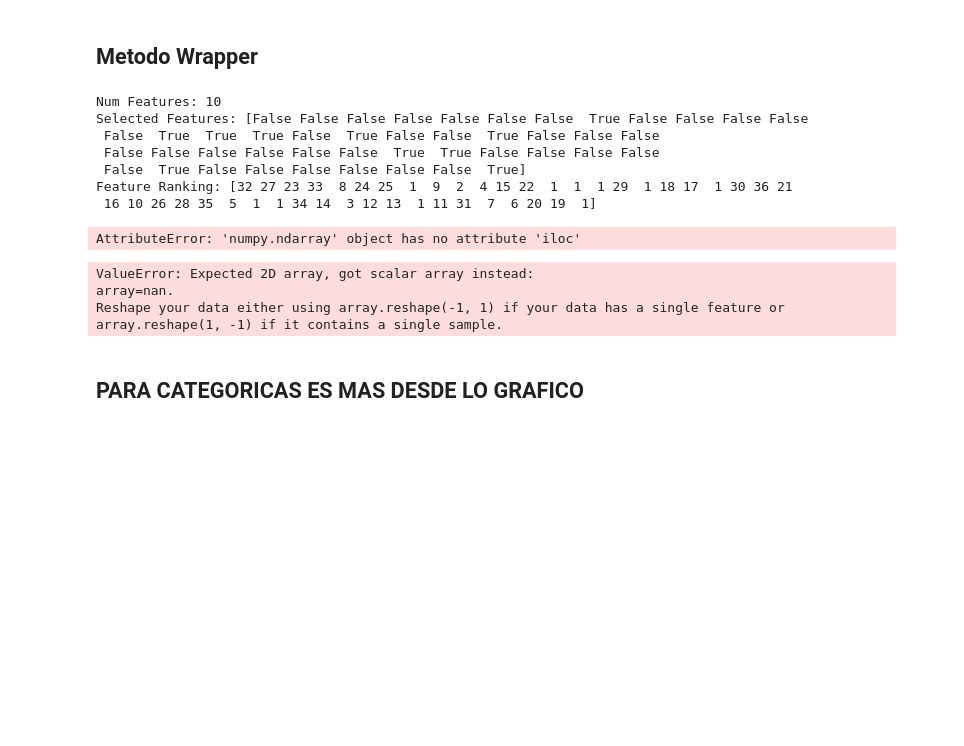
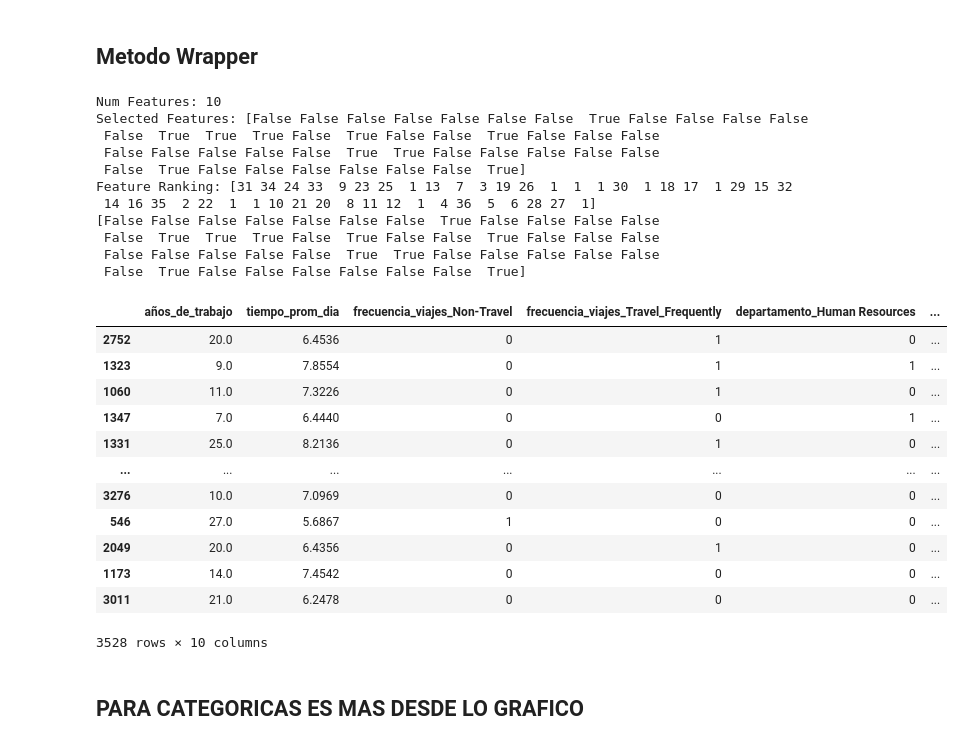
Before and after one commit to CamiloLoaiza12/Analitica2_trabajo1, a Jupyter notebook: Selección_de_variables_y_regularización.ipynb, the cells around one changed output. Drawn from its saved outputs; the diff is of its cells as text; code cells hidden in the pictures; blank space fills up the shorter version.

Commit message:
regresion logistica

```diff
--- a/Selección_de_variables_y_regularización.ipynb
+++ b/Selección_de_variables_y_regularización.ipynb
@@ -507,39 +507,43 @@ def recursive_feature_selection(X,y,model,k):
   return X_new
 # %%
 # Establecer Estimador
-model = LogisticRegression(max_iter=100000)
+model = LogisticRegression(max_iter=100)
 # Obtener columnas seleciconadas - (3 caracteristicas)
 X_new_class = recursive_feature_selection(X_train_std, y_train, model, 10)
 
 # Nuevo conjunto de datos
-df_classification_new = X_train_std.iloc[:,X_new_class]
-df_classification_new.head()
+df_classification_new = X_train_std[:,X_new_class]
+df_classification_new
+#X_train.iloc[:,X_new_class]
+print(X_new_class)
 # %% [output]
 Num Features: 10
 Selected Features: [False False False False False False False  True False False False False
  False  True  True  True False  True False False  True False False False
- False False False False False False  True  True False False False False
+ False False False False False  True  True False False False False False
  False  True False False False False False False  True]
-Feature Ranking: [32 27 23 33  8 24 25  1  9  2  4 15 22  1  1  1 29  1 18 17  1 30 36 21
- 16 10 26 28 35  5  1  1 34 14  3 12 13  1 11 31  7  6 20 19  1]
+Feature Ranking: [31 34 24 33  9 23 25  1 13  7  3 19 26  1  1  1 30  1 18 17  1 29 15 32
+ 14 16 35  2 22  1  1 10 21 20  8 11 12  1  4 36  5  6 28 27  1]
+[False False False False False False False  True False False False False
+ False  True  True  True False  True False False  True False False False
+ False False False False False  True  True False False False False False
+ False  True False False False False False False  True]
-AttributeError: 'numpy.ndarray' object has no attribute 'iloc'
-# %%
-from sklearn.metrics import accuracy_score
-
-# Entrenamiento del modelo
-modelo = LogisticRegression(random_state=142)
-
-# Ajustar el modelo a los datos
-modelo.fit(X_new_class, y_train)
-
-# Desempeño en el entrenamiento
-y_train_pred2 = modelo.predict(X_new_class)
-
-print('Exactitud en el entrenamiento: %.3f'  %accuracy_score(y_train, y_train_pred2) )
-# %% [output]
-ValueError: Expected 2D array, got scalar array instead:
-array=nan.
-Reshape your data either using array.reshape(-1, 1) if your data has a single feature or array.reshape(1, -1) if it contains a single sample.
+# %%
+X_train.iloc[:,X_new_class]
+# %% [output]
+|  | años_de_trabajo | tiempo_prom_dia | frecuencia_viajes_Non-Travel | frecuencia_viajes_Travel_Frequently | departamento_Human Resources | ... |
+| 2752 | 20.0 | 6.4536 | 0 | 1 | 0 | ... |
+| 1323 | 9.0 | 7.8554 | 0 | 1 | 1 | ... |
+| 1060 | 11.0 | 7.3226 | 0 | 1 | 0 | ... |
+| 1347 | 7.0 | 6.4440 | 0 | 0 | 1 | ... |
+| 1331 | 25.0 | 8.2136 | 0 | 1 | 0 | ... |
+| ... | ... | ... | ... | ... | ... | ... |
+| 3276 | 10.0 | 7.0969 | 0 | 0 | 0 | ... |
+| 546 | 27.0 | 5.6867 | 1 | 0 | 0 | ... |
+| 2049 | 20.0 | 6.4356 | 0 | 1 | 0 | ... |
+| 1173 | 14.0 | 7.4542 | 0 | 0 | 0 | ... |
+| 3011 | 21.0 | 6.2478 | 0 | 0 | 0 | ... |
+3528 rows × 10 columns
 # %% [markdown]
 ## PARA CATEGORICAS ES MAS DESDE LO GRAFICO
 # %% [markdown]
```
Also changed, not shown: parts of 2 cells of this notebook.
